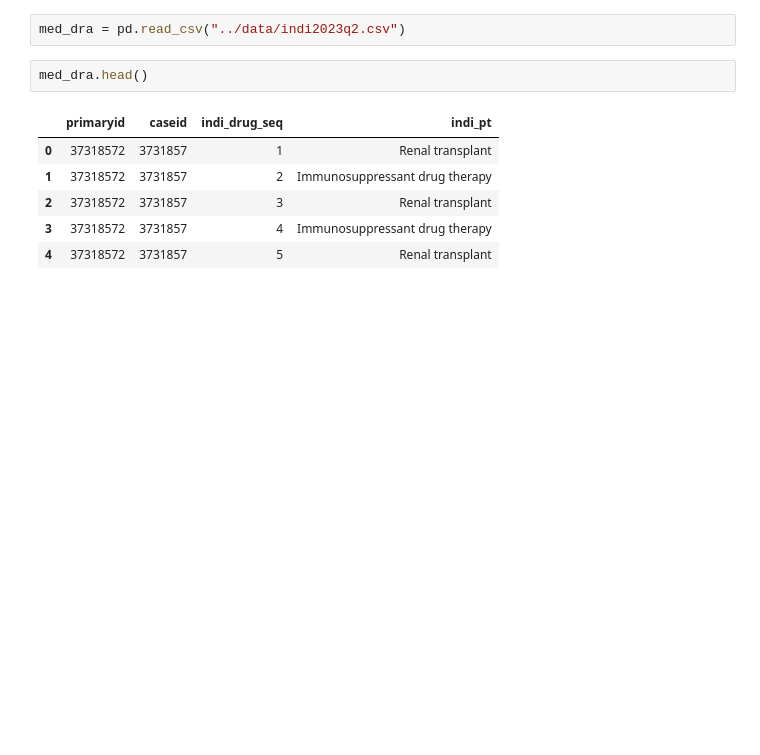
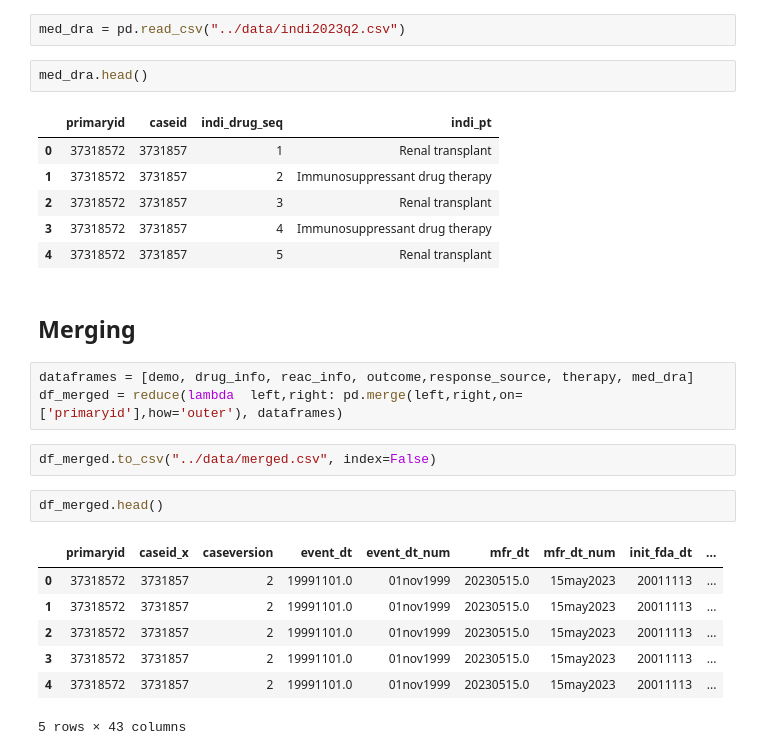
Before and after one commit to nicholasrosenorn/ADR-Predict, a Jupyter notebook: notebooks/preprocess.ipynb, the cells around one changed output. Saved outputs shown, nothing was run; the diff lists cells and outputs as text; blank space fills up the shorter version.

```diff
--- a/notebooks/preprocess.ipynb
+++ b/notebooks/preprocess.ipynb
@@ -168,3 +169,20 @@ med_dra.head()
 | 2 | 37318572 | 3731857 | 3 | Renal transplant |
 | 3 | 37318572 | 3731857 | 4 | Immunosuppressant drug therapy |
 | 4 | 37318572 | 3731857 | 5 | Renal transplant |
+# %% [markdown]
+## Merging
+# %%
+dataframes = [demo, drug_info, reac_info, outcome,response_source, therapy, med_dra]
+df_merged = reduce(lambda  left,right: pd.merge(left,right,on=['primaryid'],how='outer'), dataframes)
+# %%
+df_merged.to_csv("../data/merged.csv", index=False)
+# %%
+df_merged.head()
+# %% [output]
+|  | primaryid | caseid_x | caseversion | event_dt | event_dt_num | mfr_dt | mfr_dt_num | init_fda_dt | ... |
+| 0 | 37318572 | 3731857 | 2 | 19991101.0 | 01nov1999 | 20230515.0 | 15may2023 | 20011113 | ... |
+| 1 | 37318572 | 3731857 | 2 | 19991101.0 | 01nov1999 | 20230515.0 | 15may2023 | 20011113 | ... |
+| 2 | 37318572 | 3731857 | 2 | 19991101.0 | 01nov1999 | 20230515.0 | 15may2023 | 20011113 | ... |
+| 3 | 37318572 | 3731857 | 2 | 19991101.0 | 01nov1999 | 20230515.0 | 15may2023 | 20011113 | ... |
+| 4 | 37318572 | 3731857 | 2 | 19991101.0 | 01nov1999 | 20230515.0 | 15may2023 | 20011113 | ... |
+5 rows × 43 columns
```
Also changed, not shown: parts of 5 cells of this notebook, 1 other file.
